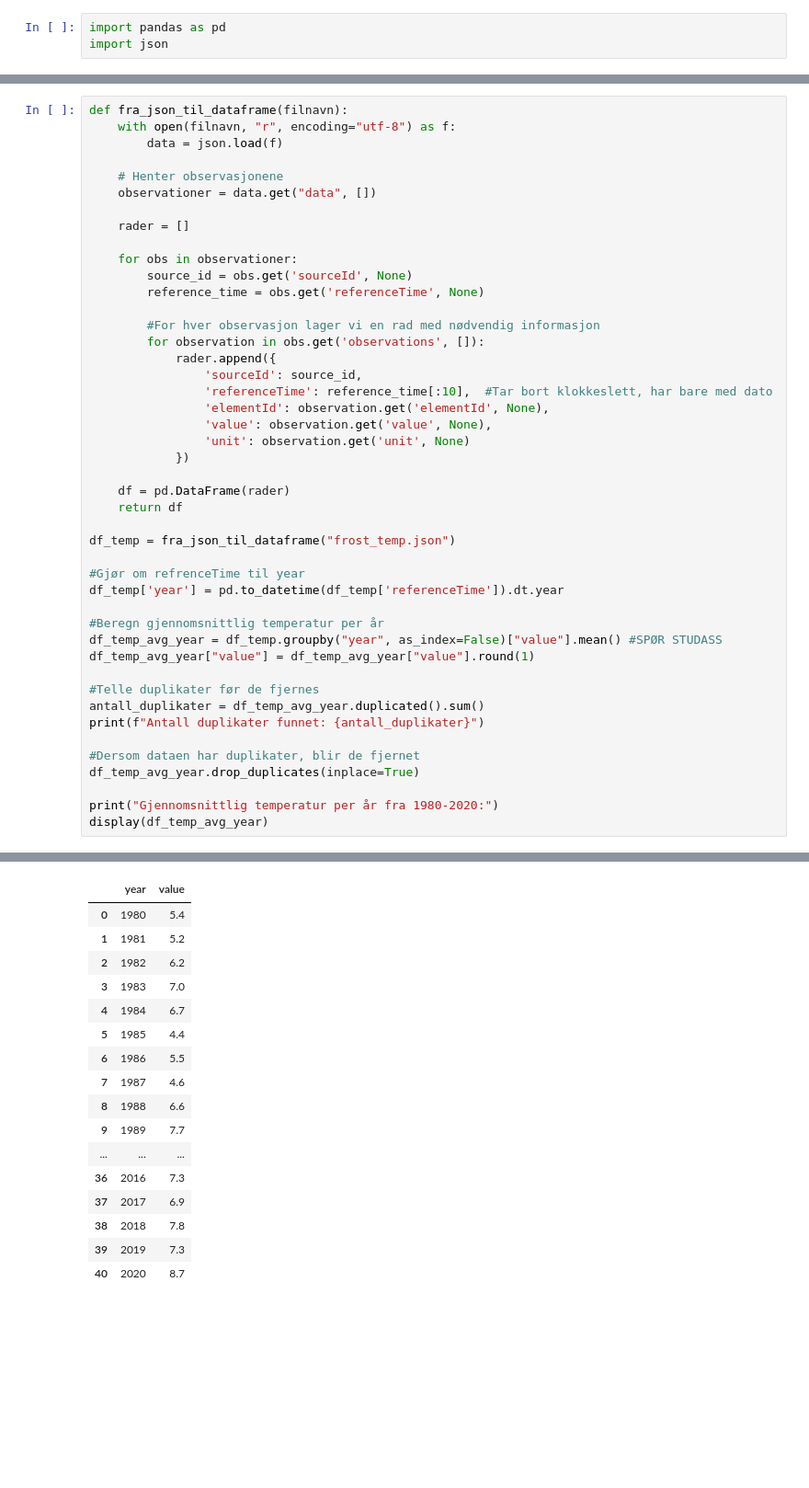
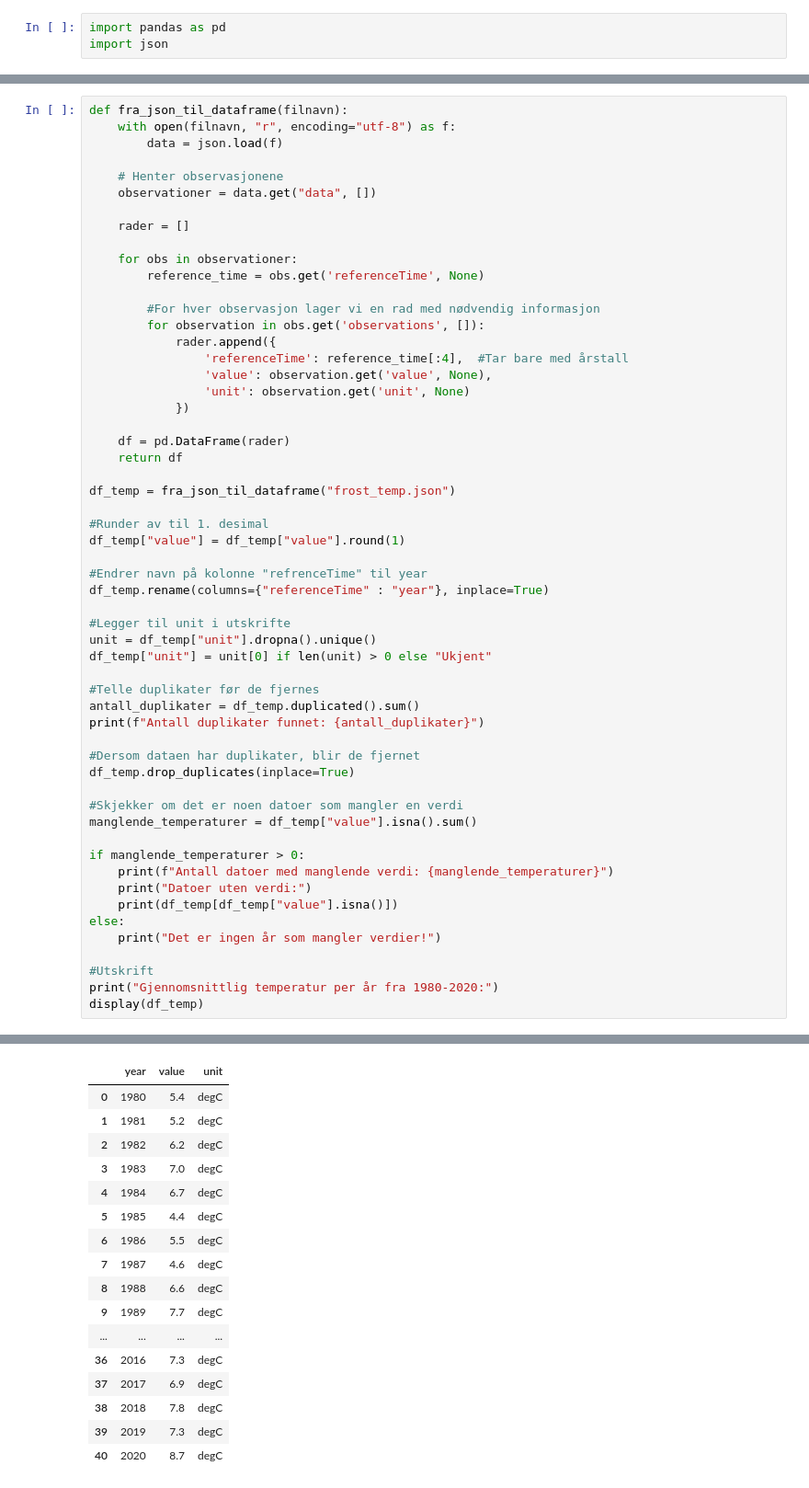
Before and after one commit to hannahnygard/TDT4114-milj.dataanalyse, a Jupyter notebook: proj_environment-main/data/frost_tabeller.ipynb, the cells around one changed output, grey strips where cells are left out. Shown: that part at 92% size. Saved outputs shown, nothing was run; the diff lists cells and outputs as text; blank space fills up the shorter version.

```diff
--- a/proj_environment-main/data/frost_tabeller.ipynb
+++ b/proj_environment-main/data/frost_tabeller.ipynb
@@ -178,15 +200,12 @@ def fra_json_til_dataframe(filnavn):
     rader = []
 
     for obs in observationer:
-        source_id = obs.get('sourceId', None)
         reference_time = obs.get('referenceTime', None)
 
         #For hver observasjon lager vi en rad med nødvendig informasjon
         for observation in obs.get('observations', []):
             rader.append({
-                'sourceId': source_id,
-                'referenceTime': reference_time[:10],  #Tar bort klokkeslett, har bare med dato
-                'elementId': observation.get('elementId', None),
+                'referenceTime': reference_time[:4],  #Tar bare med årstall
                 'value': observation.get('value', None),
                 'unit': observation.get('unit', None)
             })
@@ -196,21 +215,35 @@ def fra_json_til_dataframe(filnavn):
 
 df_temp = fra_json_til_dataframe("frost_temp.json")
 
-#Gjør om refrenceTime til year
-df_temp['year'] = pd.to_datetime(df_temp['referenceTime']).dt.year
+#Runder av til 1. desimal
+df_temp["value"] = df_temp["value"].round(1)
 
-#Beregn gjennomsnittlig temperatur per år
-df_temp_avg_year = df_temp.groupby("year", as_index=False)["value"].mean() #SPØR STUDASS
-df_temp_avg_year["value"] = df_temp_avg_year["value"].round(1)
+#Endrer navn på kolonne "refrenceTime" til year
+df_temp.rename(columns={"referenceTime" : "year"}, inplace=True)
+
+#Legger til unit i utskrifte
+unit = df_temp["unit"].dropna().unique()
+df_temp["unit"] = unit[0] if len(unit) > 0 else "Ukjent"
 
 #Telle duplikater før de fjernes
-antall_duplikater = df_temp_avg_year.duplicated().sum()
+antall_duplikater = df_temp.duplicated().sum()
 print(f"Antall duplikater funnet: {antall_duplikater}")
 
 #Dersom dataen har duplikater, blir de fjernet
-df_temp_avg_year.drop_duplicates(inplace=True)
+df_temp.drop_duplicates(inplace=True)
 
+#Skjekker om det er noen datoer som mangler en verdi
+manglende_temperaturer = df_temp["value"].isna().sum()
+
+if manglende_temperaturer > 0:
+    print(f"Antall datoer med manglende verdi: {manglende_temperaturer}")
+    print("Datoer uten verdi:")
+    print(df_temp[df_temp["value"].isna()])
+else:
+    print("Det er ingen år som mangler verdier!")
+
+#Utskrift
 print("Gjennomsnittlig temperatur per år fra 1980-2020:")
-display(df_temp_avg_year)
+display(df_temp)
 # %% [output]
 Antall duplikater funnet: 0
@@ -217,18 +251,18 @@ Antall duplikater funnet: 0
 Gjennomsnittlig temperatur per år fra 1980-2020:
-|  | year | value |
-| 0 | 1980 | 5.4 |
-| 1 | 1981 | 5.2 |
-| 2 | 1982 | 6.2 |
-| 3 | 1983 | 7.0 |
-| 4 | 1984 | 6.7 |
-| 5 | 1985 | 4.4 |
-| 6 | 1986 | 5.5 |
-| 7 | 1987 | 4.6 |
-| 8 | 1988 | 6.6 |
-| 9 | 1989 | 7.7 |
-| ... | ... | ... |
-| 36 | 2016 | 7.3 |
-| 37 | 2017 | 6.9 |
-| 38 | 2018 | 7.8 |
-| 39 | 2019 | 7.3 |
-| 40 | 2020 | 8.7 |
+|  | year | value | unit |
+| 0 | 1980 | 5.4 | degC |
+| 1 | 1981 | 5.2 | degC |
+| 2 | 1982 | 6.2 | degC |
+| 3 | 1983 | 7.0 | degC |
+| 4 | 1984 | 6.7 | degC |
+| 5 | 1985 | 4.4 | degC |
+| 6 | 1986 | 5.5 | degC |
+| 7 | 1987 | 4.6 | degC |
+| 8 | 1988 | 6.6 | degC |
+| 9 | 1989 | 7.7 | degC |
+| ... | ... | ... | ... |
+| 36 | 2016 | 7.3 | degC |
+| 37 | 2017 | 6.9 | degC |
+| 38 | 2018 | 7.8 | degC |
+| 39 | 2019 | 7.3 | degC |
+| 40 | 2020 | 8.7 | degC |
```
Also changed, not shown: parts of 7 cells of this notebook.
